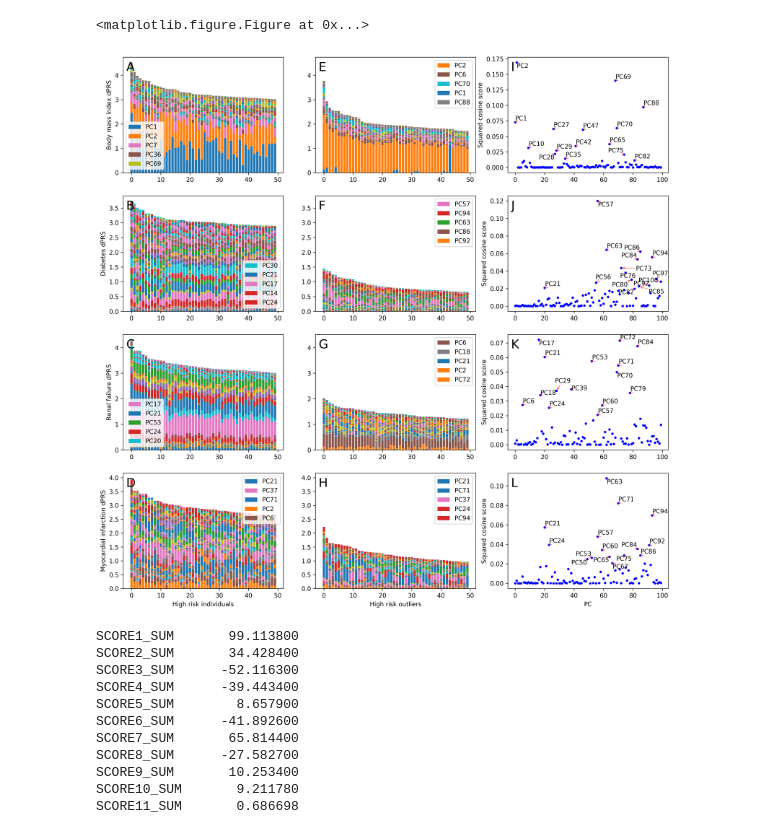
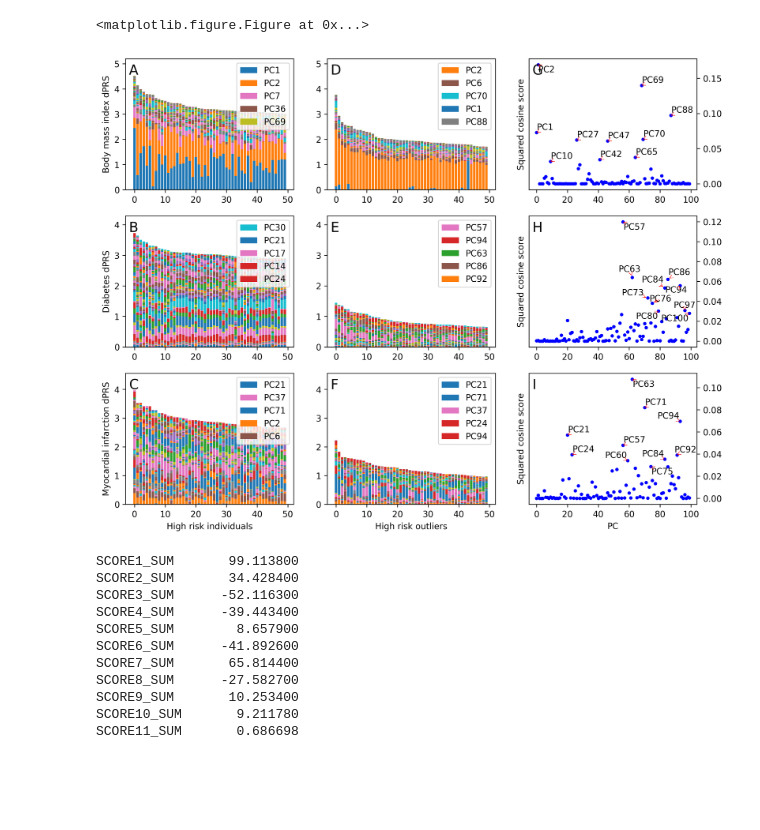
Before and after one commit to rivas-lab/degas-risk, a Jupyter notebook: figures/Figure3-Painting-Risk.ipynb, the cells around one changed output. Cells and saved outputs as stored; diff of their text form; code cells hidden in the pictures; blank space fills up the shorter version.

```diff
--- a/figures/Figure3-Painting-Risk.ipynb
+++ b/figures/Figure3-Painting-Risk.ipynb
@@ -10,7 +10,7 @@ from adjustText import adjust_text
 dataset='all_beta_center_p001_20190621_500PCs'
 
 # phenotypes to analyze
-phe_codes=['INI21001','HC221','HC294','HC326']
+phe_codes=['INI21001','HC221','HC326']
 
 # for regression models
 covariate=['age','sex']+['PC'+str(i+1) for i in range(4)]
@@ -43,7 +43,7 @@ code_to_name['HC326'] = 'Myocardial infarction'
 width = 3
 plots = [None for _ in range(width * len(phe_codes))]
 plt.close('all'); plt.clf()
-plt.figure(figsize=(5*width + 1, 4*len(phe_codes)), dpi=300)
+plt.figure(figsize=(5*width/1.25, 4*len(phe_codes)/1.25), dpi=300)
 score_pcs=['SCORE{}_SUM'.format(pc+1) for pc in range(npc)]
 profl_pcs=['PROF_PC{}'.format(pc+1) for pc in range(npc)]
 for ix,phe_code in enumerate(phe_codes):
@@ -78,10 +78,10 @@ for ix,phe_code in enumerate(phe_codes):
                                  )
         pc_plots.append(pp)
     # axis labels and such
-    plots[(width*ix)].set_ylim(0, 1.05*df['SCORE'].max())
+    plots[(width*ix)].set_ylim(0, 1.15*df['SCORE'].max())
     plots[(width*ix)].set_ylabel(phe_name+' dPRS')
     top5pc=np.argsort(df.iloc[:50,:]['SCORE'].dot(df.iloc[:50,:][profl_pcs])[:npc])[-5:][::-1]
-    plots[(width*ix)].legend([pc_plots[i] for i in top5pc], ['PC'+str(i+1) for i in top5pc])
+    plots[(width*ix)].legend([pc_plots[i] for i in top5pc], ['PC'+str(i+1) for i in top5pc], loc=1)
 
     # (B): plot high risk outliers -- first compute mahalanobis distances on cluster profiles
     drp_centroid=df[profl_pcs].median()
@@ -91,39 +91,42 @@ for ix,phe_code in enumerate(phe_codes):
     # make the same plot as A
     pc_plots=[]
     for pc in range(npc):
         pp=plots[(width*ix)+1].bar(np.arange(len(outliers)),
                                    df.loc[outliers,profl_pcs[pc]] * df.loc[outliers,'SCORE'],
                                    bottom=df.loc[outliers,profl_pcs[:pc]].sum(axis=1) * df.loc[outliers,'SCORE']
                                    )
         pc_plots.append(pp)
     # axis labels and such
-    plots[(width*ix)+1].set_ylim(0, 1.05*df['SCORE'].max())
+    plots[(width*ix)+1].set_ylim(0, 1.15*df['SCORE'].max())
     top5pc=np.argsort(df.loc[outliers,'SCORE'].dot(df.loc[outliers,profl_pcs])[:npc])[-5:][::-1]
     plots[(width*ix)+1].legend([pc_plots[i] for i in top5pc], ['PC'+str(i+1) for i in top5pc])
 
     # (C): plot phenotype cosine score
     plots[(width*ix)+2].plot(np.arange(npc), weights**2/np.sum(weights**2), 'b.')
     plots[(width*ix)+2].set_ylabel('Squared cosine score')
-    # add labels to PCs
+    # add figure label, then label to PCs
+    plots[(width*ix)+2].text(0.02, 0.88, chr((ix%len(phe_codes))+65+2*len(phe_codes)),
+                             fontsize=16, transform=plots[(width*ix)+2].transAxes)
     adjust_text([plots[(width*ix)+2].text(pc,(weights**2/np.sum(weights**2))[pc],'PC{}'.format(pc+1))
-                       for pc in np.argsort(weights**2)[-15:]],
+                       for pc in np.argsort(weights**2)[-10:]],
                 arrowprops=dict(arrowstyle="->", color='r', lw=0.5))
+    plots[(width*ix)+2].yaxis.tick_right()
 
     # add x axis labels to bottom
     if ix == len(phe_codes)-1:
         plots[(width*ix)+2].set_xlabel('PC')
         plots[(width*ix)+1].set_xlabel('High risk outliers')
         plots[(width*ix)].set_xlabel('High risk {}'.format('individuals' if is_bin else 'individuals'))
 
     # and figure labels to this round of plots
-    for ix2 in range(width):
+    for ix2 in range(width-1):
         plots[(width*ix)+ix2].text(0.02, 0.88, chr((ix%len(phe_codes))+65+ix2*len(phe_codes)),
-                                   fontsize=20, transform=plots[(width*ix)+ix2].transAxes)
+                                   fontsize=16, transform=plots[(width*ix)+ix2].transAxes)
 
 plt.show()
 # %% [output]
 <matplotlib.figure.Figure at 0x...>
-[figure, old version]
+[figure, new version]
 # %%
 df[score_pcs].median()
 # %% [output]
```
Also changed, not shown: 3 other files.
